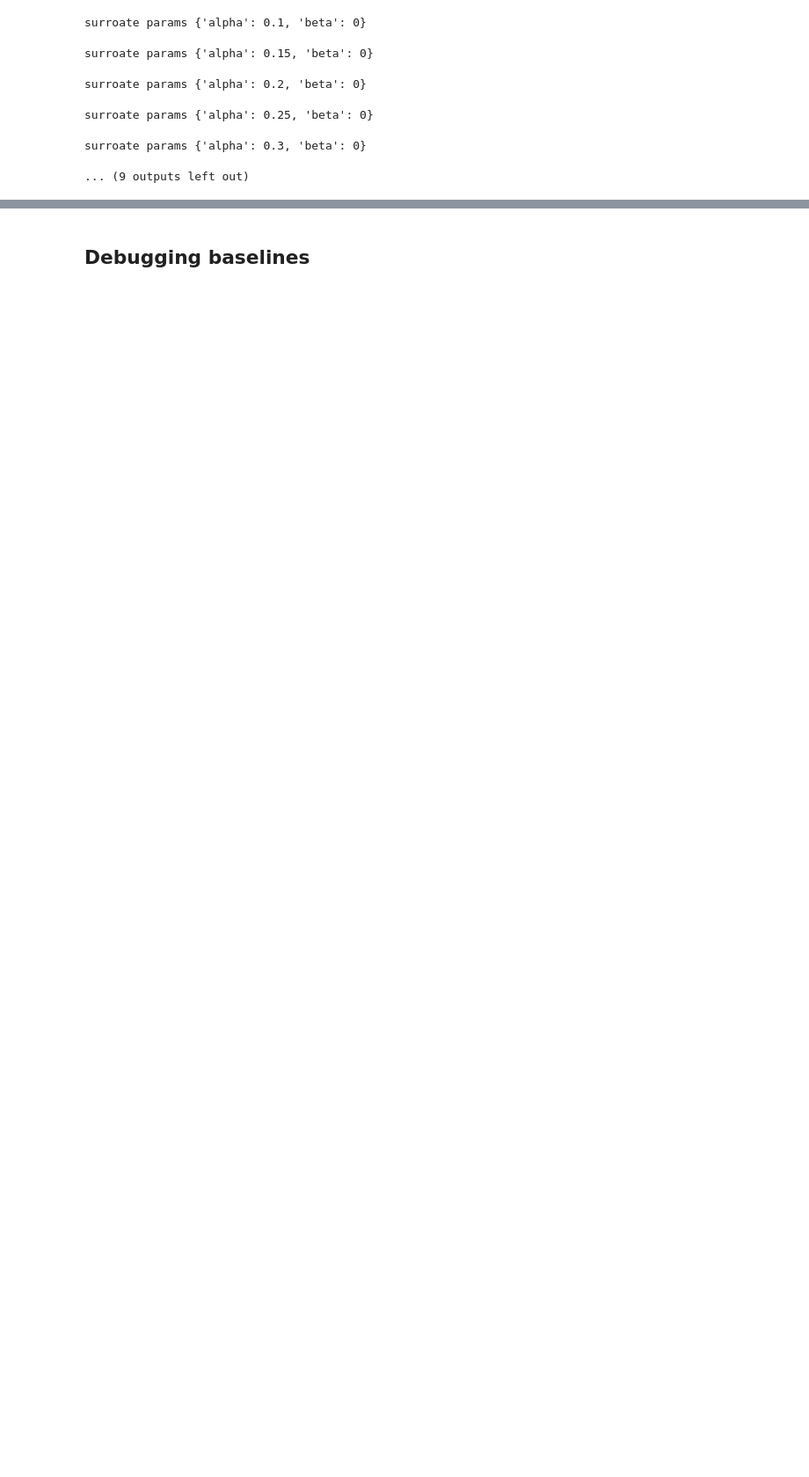
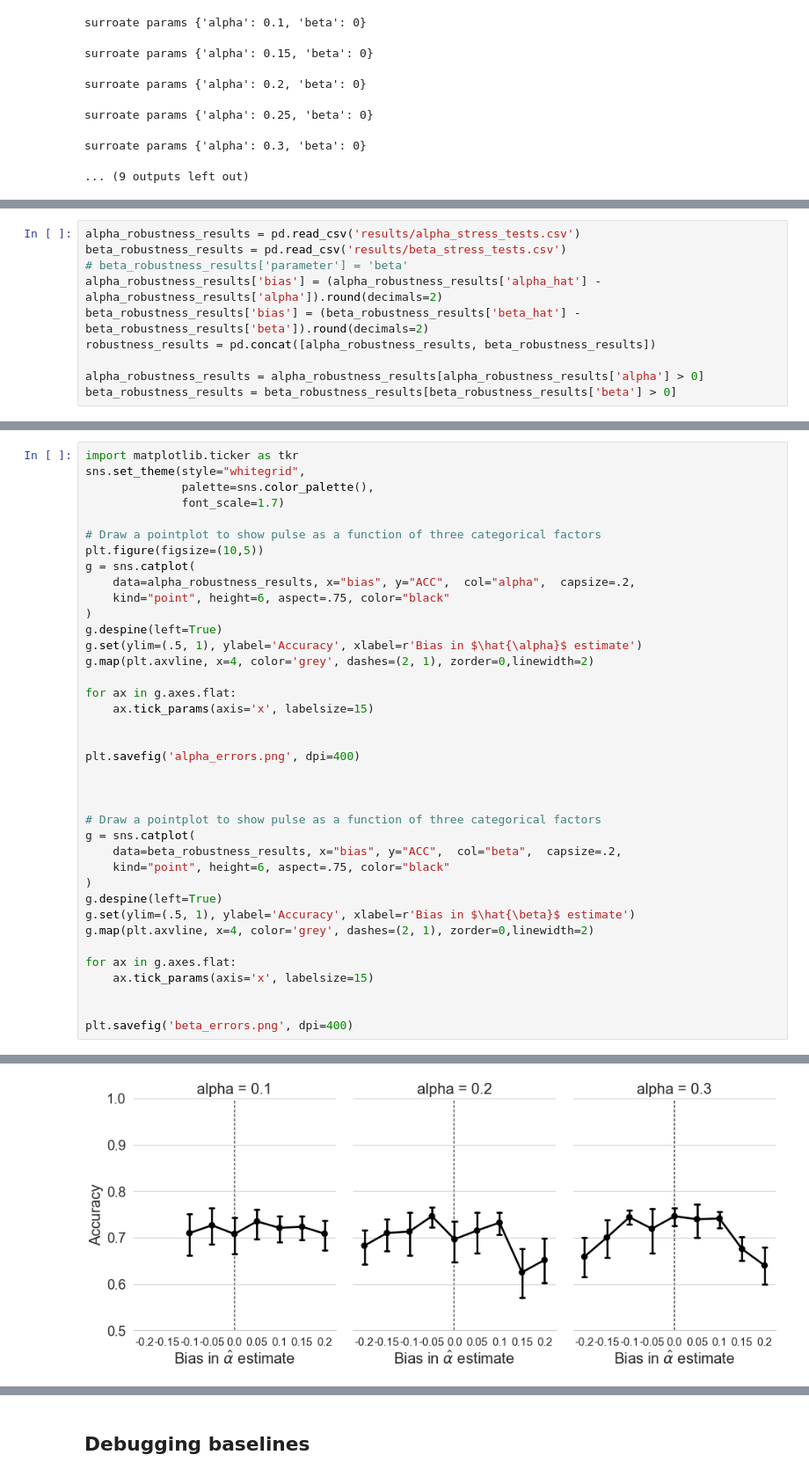
Before and after one commit to lguerdan/counterfactual-decision-support, a Jupyter notebook: experiments.ipynb, the cells around one changed output, grey strips where cells are left out. Shown: that part at 88% size. Drawn from its saved outputs; the diff is of its cells as text; blank space fills up the shorter version.

```diff
--- a/experiments.ipynb
+++ b/experiments.ipynb
@@ -254,0 +246,10 @@ g.despine(left=True)
+# %%
+alpha_robustness_results = pd.read_csv('results/alpha_stress_tests.csv')
+beta_robustness_results = pd.read_csv('results/beta_stress_tests.csv')
+# beta_robustness_results['parameter'] = 'beta'
+alpha_robustness_results['bias'] = (alpha_robustness_results['alpha_hat'] - alpha_robustness_results['alpha']).round(decimals=2)
+beta_robustness_results['bias'] = (beta_robustness_results['beta_hat'] - beta_robustness_results['beta']).round(decimals=2)
+robustness_results = pd.concat([alpha_robustness_results, beta_robustness_results])
+
+alpha_robustness_results = alpha_robustness_results[alpha_robustness_results['alpha'] > 0]
+beta_robustness_results = beta_robustness_results[beta_robustness_results['beta'] > 0]
@@ -254,0 +272,39 @@ g.despine(left=True)
+# %%
+import matplotlib.ticker as tkr
+sns.set_theme(style="whitegrid",
+              palette=sns.color_palette(),
+              font_scale=1.7)
+
+# Draw a pointplot to show pulse as a function of three categorical factors
+plt.figure(figsize=(10,5))
+g = sns.catplot(
+    data=alpha_robustness_results, x="bias", y="ACC",  col="alpha",  capsize=.2,
+    kind="point", height=6, aspect=.75, color="black"
+)
+g.despine(left=True)
+g.set(ylim=(.5, 1), ylabel='Accuracy', xlabel=r'Bias in $\hat{\alpha}$ estimate')
+g.map(plt.axvline, x=4, color='grey', dashes=(2, 1), zorder=0,linewidth=2)
+
+for ax in g.axes.flat:
+    ax.tick_params(axis='x', labelsize=15)
+
+
+plt.savefig('alpha_errors.png', dpi=400)
+
+
+
+# Draw a pointplot to show pulse as a function of three categorical factors
+g = sns.catplot(
+    data=beta_robustness_results, x="bias", y="ACC",  col="beta",  capsize=.2,
+    kind="point", height=6, aspect=.75, color="black"
+)
+g.despine(left=True)
+g.set(ylim=(.5, 1), ylabel='Accuracy', xlabel=r'Bias in $\hat{\beta}$ estimate')
+g.map(plt.axvline, x=4, color='grey', dashes=(2, 1), zorder=0,linewidth=2)
+
+for ax in g.axes.flat:
+    ax.tick_params(axis='x', labelsize=15)
+
+
+plt.savefig('beta_errors.png', dpi=400)
+# %% [output]
@@ -254,0 +312 @@ g.despine(left=True)
+[figure, added]
```
Also changed, not shown: parts of 17 cells of this notebook, 6 other files.
